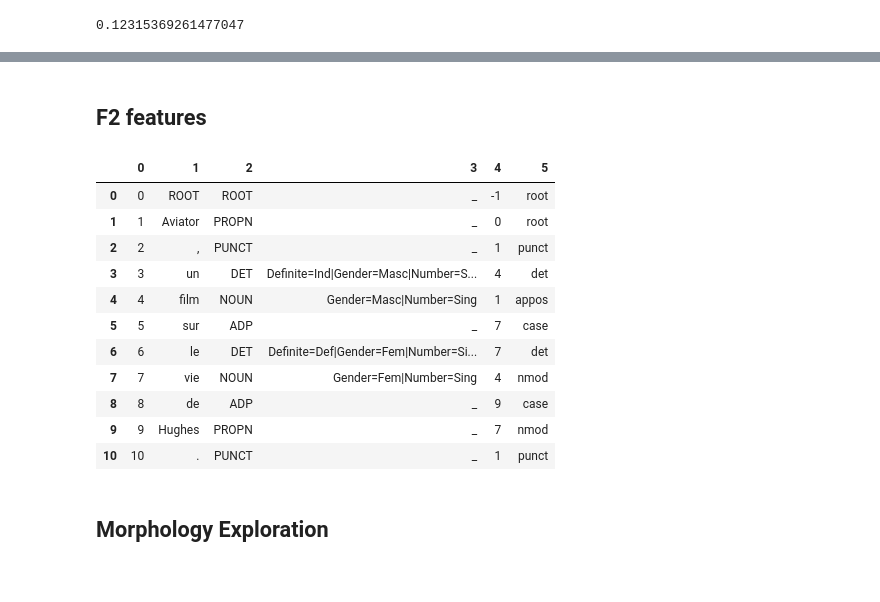
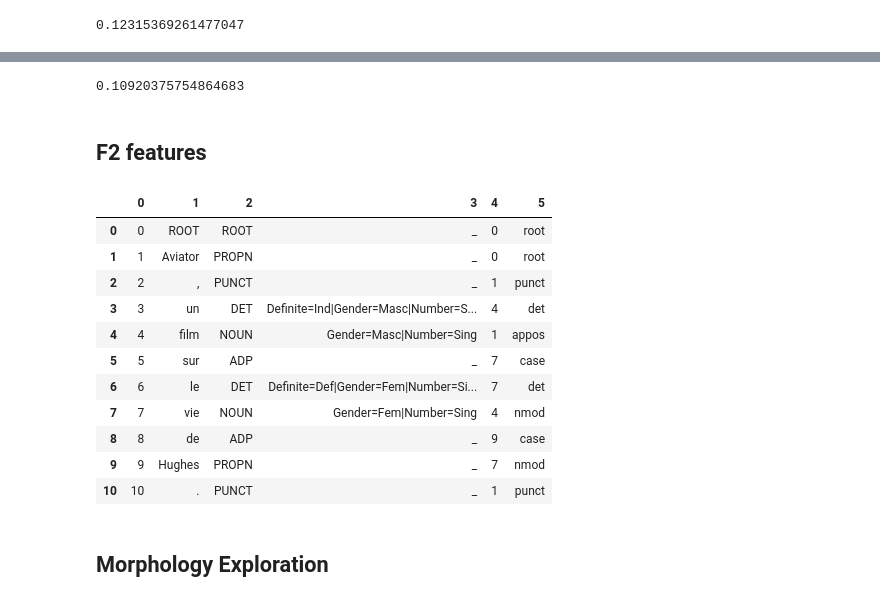
Before and after one commit to LouisGerard/Eisner, a Jupyter notebook: Eisner.ipynb, the cells around one changed output, grey strips where cells are left out. Drawn from its saved outputs; the diff is of its cells as text; code cells hidden in the pictures.

```diff
--- a/Eisner.ipynb
+++ b/Eisner.ipynb
@@ -35,7 +37,7 @@ We read the conllu file to get aall the info we need. In order to make this reus
 - the part of speech, which we want to pass to our model
 - the governor index, to build pairs
 # %%
-def read_conllu(conllu_filename, features_enabled=[0, 3, 6, 7], root=[0, 'ROOT', -1, 'root']):
+def read_conllu(conllu_filename, features_enabled=[0, 3, 6, 7], root=[0, 'ROOT', 0, 'root']):
     sentences = []
 
     features = ['INDEX', 'FORM', 'LEMMA', 'POS', 'X1', 'MORPHO', 'GOV', 'LABEL', 'X2', 'X3']
@@ -734,19 +739,25 @@ score_las('fr_test_n.conll', 'UD_French-GSD/fr_gsd-ud-test.conllu')
+# %%
+sentences_test = predict_sentences('UD_French-GSD/fr_gsd-ud-dev.conllu', model2)
+write_conllu(sentences_test, 'UD_French-GSD/fr_gsd-ud-dev.conllu', 'fr_test_f2.conll')
+score_las('fr_test_f2.conll', 'UD_French-GSD/fr_gsd-ud-dev.conllu')
+# %% [output]
+0.10920375754864683
 # %% [markdown]
 ## F2 features
 # %%
 index_i = 0
 lemma_i = 1
 pos_i = 2
 morpho_i = 3
 governor_i = 4
 label_i = 5
 
-sentences = read_conllu("UD_French-GSD/fr_gsd-ud-dev.conllu", features_enabled=[0, 2, 3, 5, 6, 7], root=[0, 'ROOT', 'ROOT', '_', -1, 'root'])
+sentences = read_conllu("UD_French-GSD/fr_gsd-ud-dev.conllu", features_enabled=[0, 2, 3, 5, 6, 7], root=[0, 'ROOT', 'ROOT', '_', 0, 'root'])
 sentence = sentences[0]
 pd.DataFrame(sentence)
 # %% [output]
 |  | 0 | 1 | 2 | 3 | 4 | 5 |
-| 0 | 0 | ROOT | ROOT | _ | -1 | root |
+| 0 | 0 | ROOT | ROOT | _ | 0 | root |
 | 1 | 1 | Aviator | PROPN | _ | 0 | root |
 | 2 | 2 | , | PUNCT | _ | 1 | punct |
 | 3 | 3 | un | DET | Definite=Ind|Gender=Masc|Number=S... | 4 | det |
```
Also changed, not shown: parts of 26 cells of this notebook, 1 other file.
